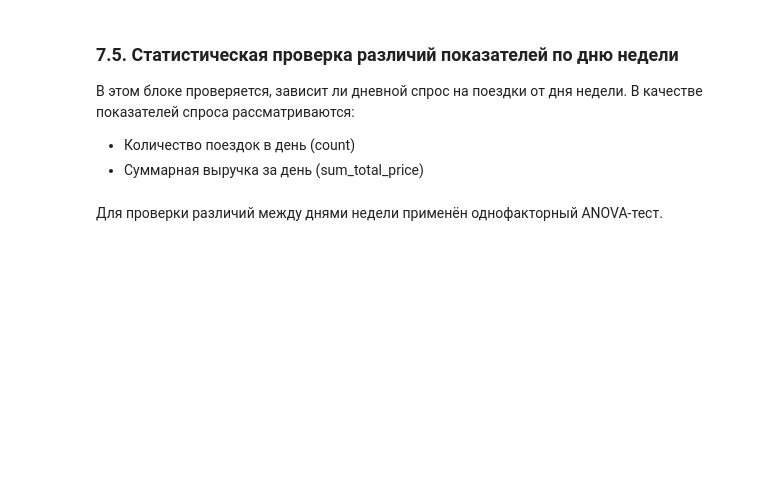
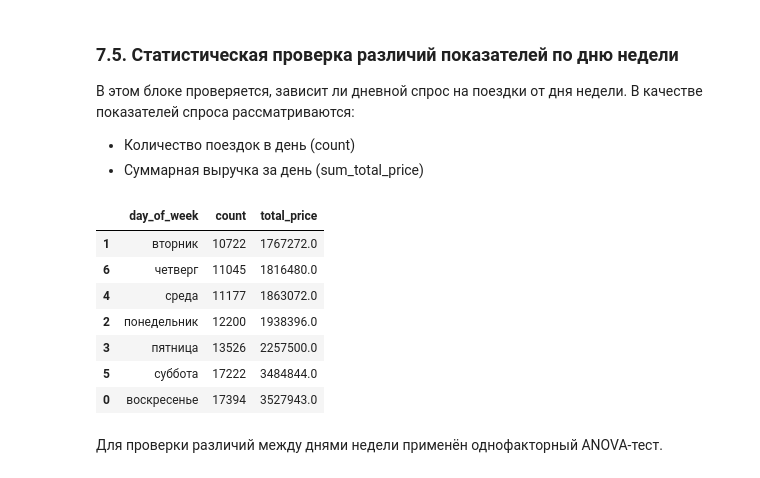
Before and after one commit to fIIame/scooter_sharing_analysis, a Jupyter notebook: notebooks/EDA.ipynb, the cells around one changed output. Drawn from its saved outputs; the diff is of its cells as text; code cells hidden in the pictures; blank space fills up the shorter version.

```diff
--- a/notebooks/EDA.ipynb
+++ b/notebooks/EDA.ipynb
@@ -742,6 +765,27 @@ student_test(rides_weather_data, "speed_km_per_h", "day_of_week_type", alternati
 В этом блоке проверяется, зависит ли дневной спрос на поездки от дня недели. В качестве показателей спроса рассматриваются:
 * Количество поездок в день (count)
 * Суммарная выручка за день (sum_total_price)
+# %%
+# Агрегируем по типу дня (будний/выходной)
+day_of_week_summary = (
+    rides_weather_data
+    .groupby("day_of_week", as_index=False)
+    .agg(
+        count=("id", "count"),
+        total_price=("total_price", "sum"),
+    )
+)
+
+day_of_week_summary.sort_values(by="count")
+# %% [output]
+|  | day_of_week | count | total_price |
+| 1 | вторник | 10722 | 1767272.0 |
+| 6 | четверг | 11045 | 1816480.0 |
+| 4 | среда | 11177 | 1863072.0 |
+| 2 | понедельник | 12200 | 1938396.0 |
+| 3 | пятница | 13526 | 2257500.0 |
+| 5 | суббота | 17222 | 3484844.0 |
+| 0 | воскресенье | 17394 | 3527943.0 |
 # %%
 # агрегируем данные по дню
 day_of_week_summary = rides_weather_data.groupby("day_timestamp", as_index=False).agg(
```
Also changed, not shown: parts of 9 cells of this notebook.
